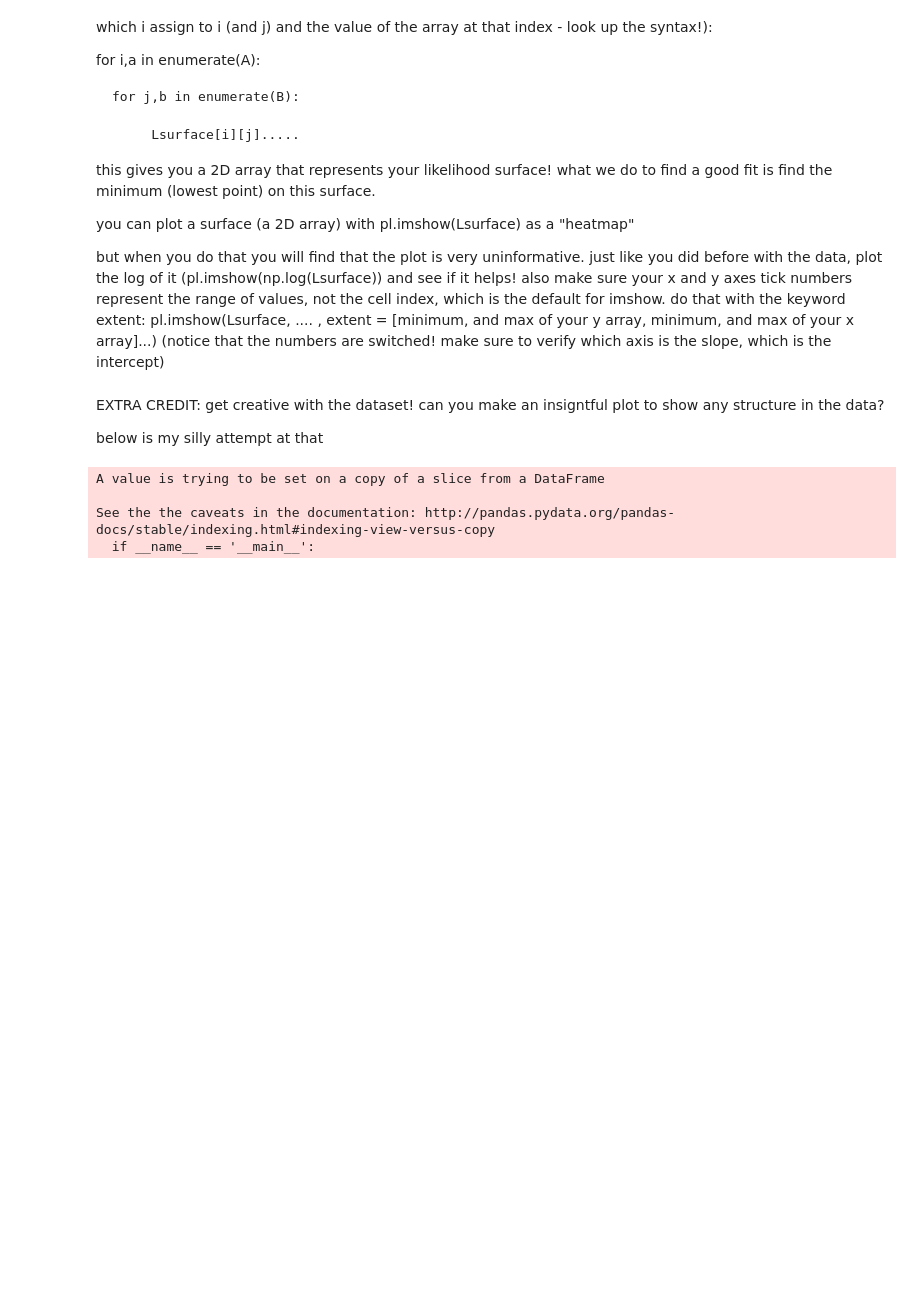
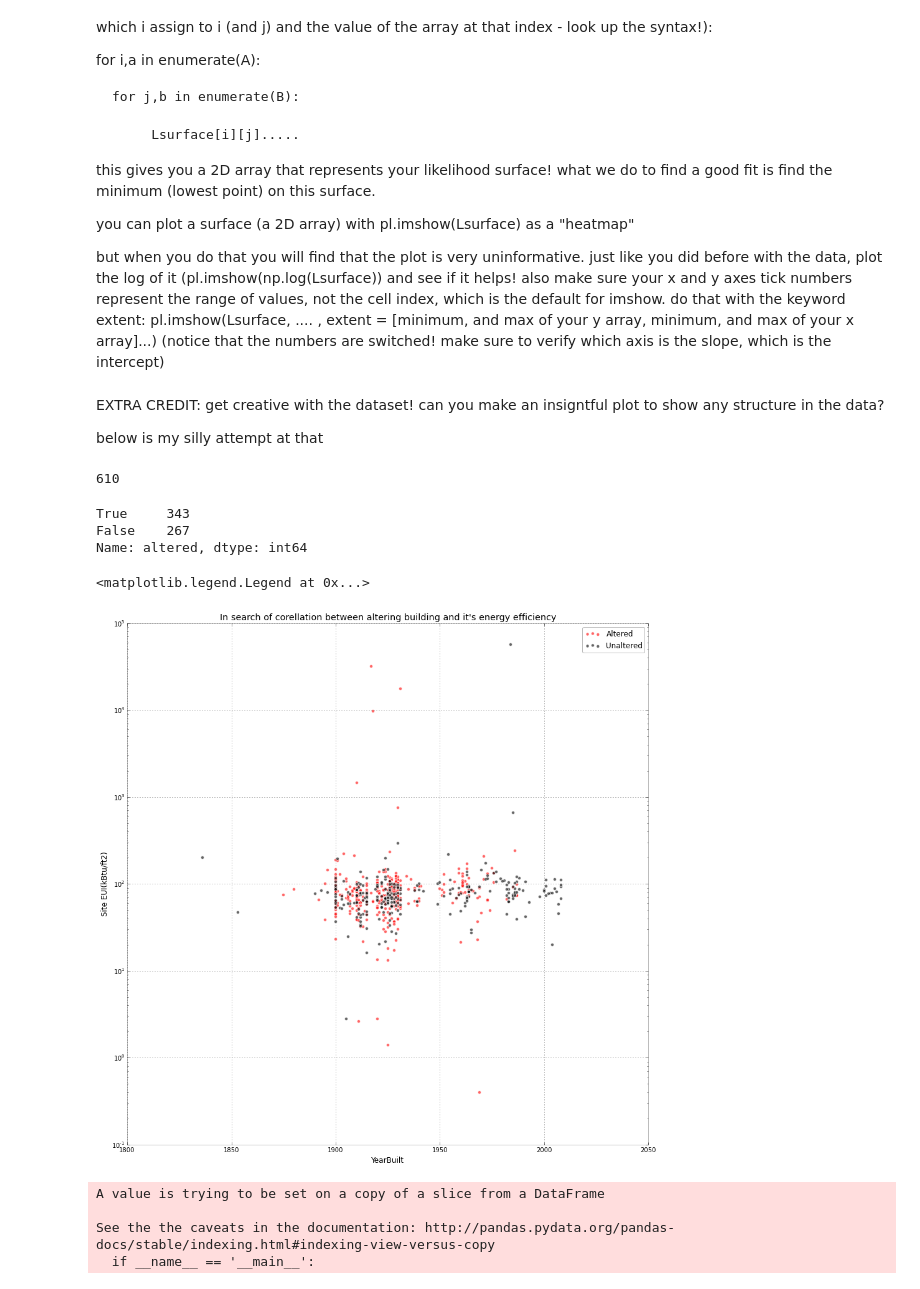
Before and after one commit to Casyfill/PUI2015_Philipp, a Jupyter notebook: HW5/building_nrg_instructions.ipynb, the cells around one changed output. Cells and saved outputs as stored; diff of their text form; code cells hidden in the pictures; blank space fills up the shorter version.

```diff
--- a/HW5/building_nrg_instructions.ipynb
+++ b/HW5/building_nrg_instructions.ipynb
@@ -378,4 +378,38 @@ pl.imshow(Lsurface, .... , extent = [minimum, and max of your y array, minimum,
 EXTRA CREDIT: get creative with the dataset! can you make an insigntful plot to show any structure in the data?
 
 below is my silly attempt at that
+# %%
+data2 = bblnrgdata_cut
+# %%
+print len(data2)
+# data2['YearBuilt'] = pd.to_numeric( data2[(data2.YearBuilt>1000)], errors='coerce')
+# data2 = data2[pd.notnull(data2.YearBuilt)]
+# print len(data2)
+# %% [output]
+610
+# %%
+data2 = data2[data2['Site EUI(kBtu/ft2)']>0]
+# %%
+def ifAltered(x):
+    if x:
+        return True
+    else:
+        return False
+
+data2['altered']=data2.YearAlter1.apply(ifAltered)
+data2['altered'].value_counts()
+# %% [output]
+True     343
+False    267
+Name: altered, dtype: int64
+# %%
+
+ax = data2[data2['altered']].plot(kind='scatter',x='YearBuilt',alpha=.6,s=25, y='Site EUI(kBtu/ft2)',color='r', logy=True , figsize=(15,15), label='Altered')
+data2[~data2['altered']].plot(kind='scatter',x='YearBuilt',alpha=.6,s=25, y='Site EUI(kBtu/ft2)',color='k', logy=True , figsize=(15,15), ax=ax, label='Unaltered')
+
+plt.title("In search of corellation between altering building and it's energy efficiency")
+plt.legend(numpoints=1)
+# %% [output]
+<matplotlib.legend.Legend at 0x...>
+[figure, added]
 # %%
```
Also changed, not shown: parts of 1 cell of this notebook.
